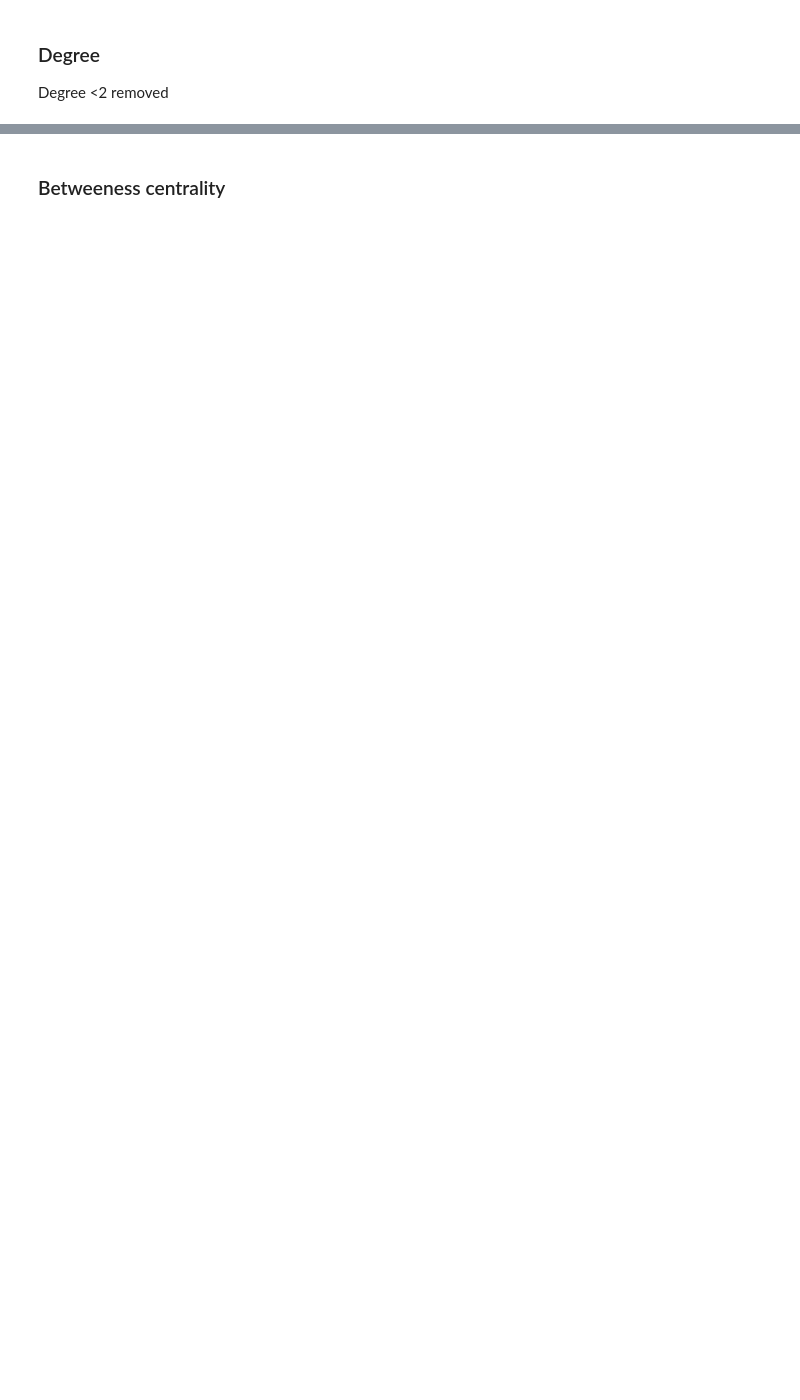
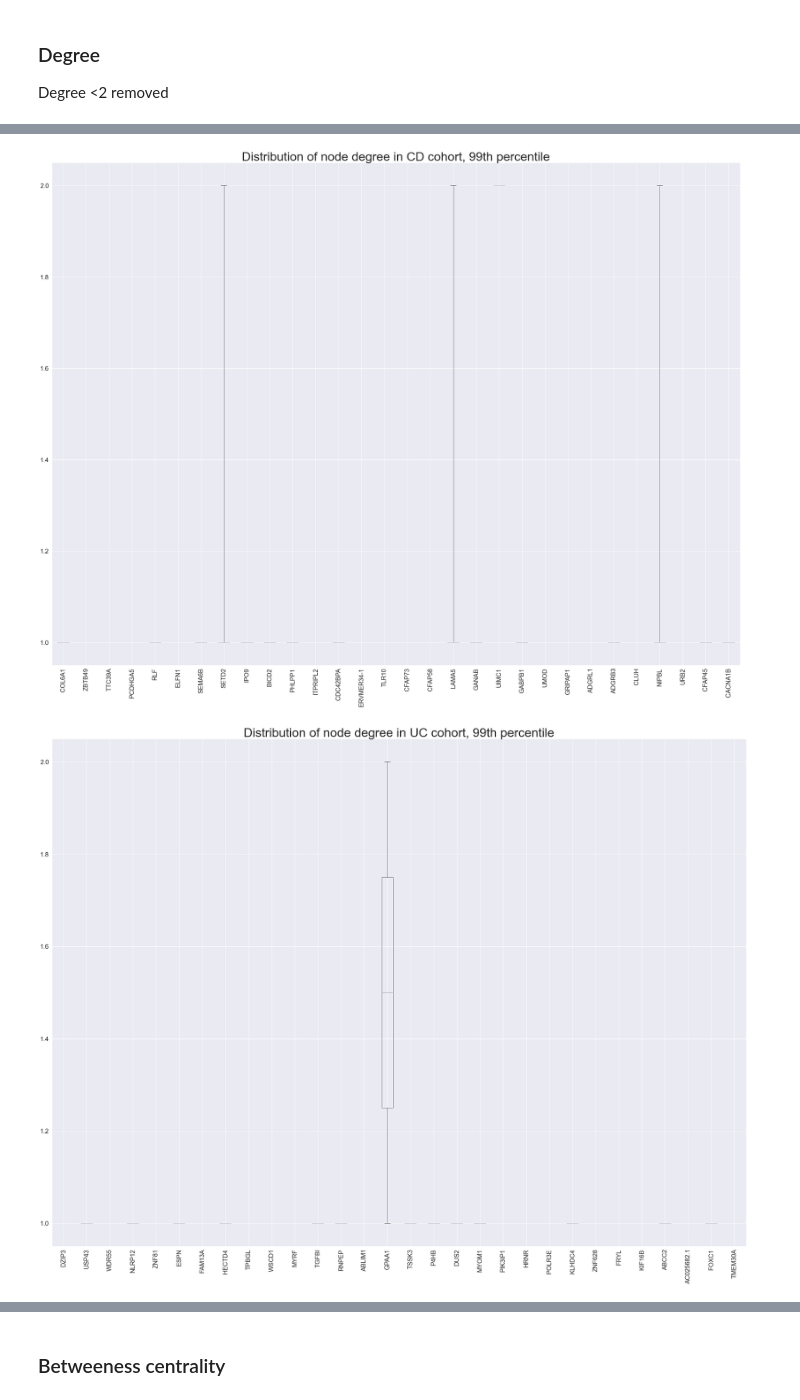
Before and after one commit to TomDoyleee/GenePy_Network_Integration, a Jupyter notebook: Results.ipynb, the cells around one changed output, grey strips where cells are left out. Drawn from its saved outputs; the diff is of its cells as text; code cells hidden in the pictures; blank space fills up the shorter version.

```diff
--- a/Results.ipynb
+++ b/Results.ipynb
@@ -247,0 +307,7 @@ Degree <2 removed
+# %%
+# 99th percentile
+create_boxplot(CD_99_ND[CD_99_ND>0], top_CD_bin_99, name='CD cohort, 99th percentile',save=True)
+create_boxplot(UC_99_ND[UC_99_ND>0], top_UC_bin_99, name='UC cohort, 99th percentile',save=True)
+# %% [output]
+[figure, added]
+[figure, added]
```
Also changed, not shown: parts of 44 cells of this notebook.
